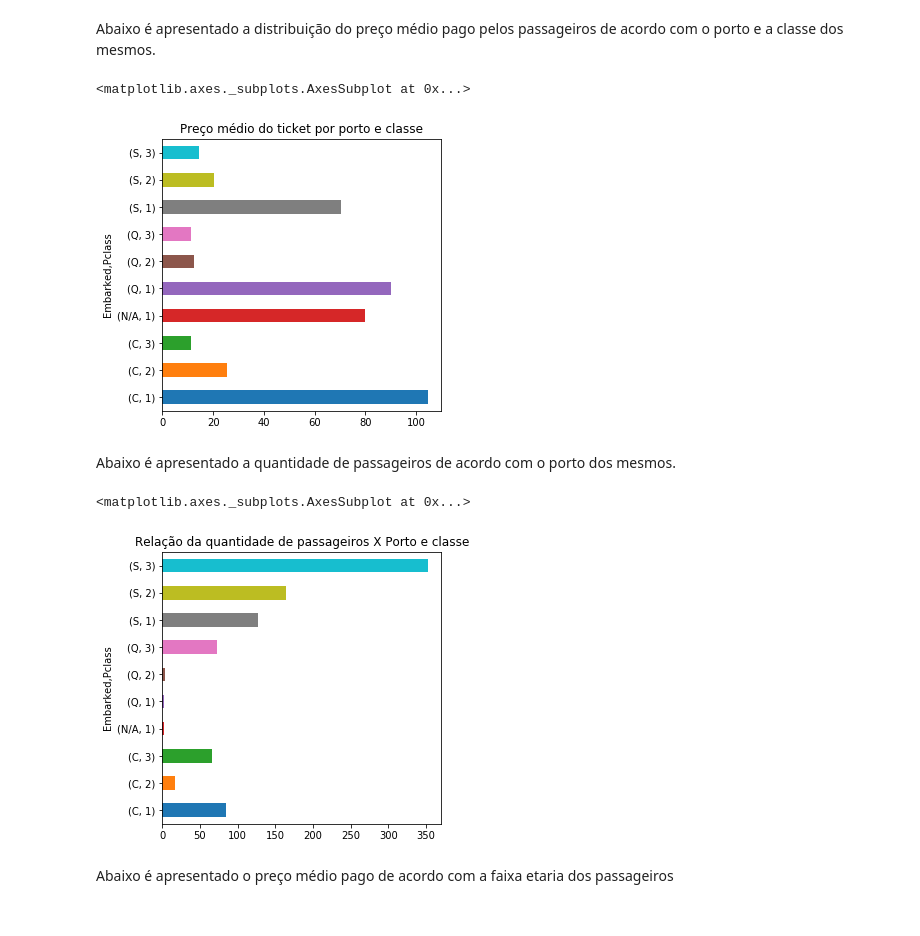
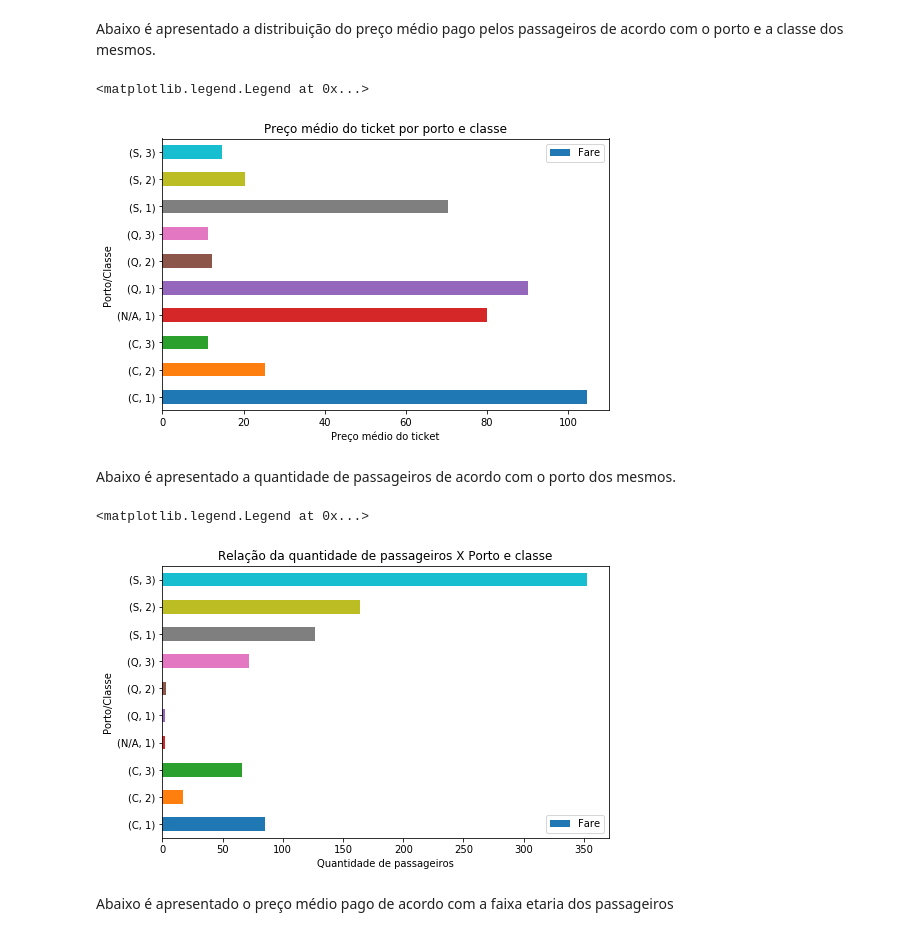
Before and after one commit to ERodrigues/Analise_dados_titanic, a Jupyter notebook: Analise_dados_Titanic.ipynb, the cells around one changed output. Cells and saved outputs as stored; diff of their text form; code cells hidden in the pictures.

```diff
--- a/Analise_dados_Titanic.ipynb
+++ b/Analise_dados_Titanic.ipynb
@@ -315,19 +339,25 @@ Abaixo é apresentado a distribuição do preço médio pago pelos passageiros d
 # %%
 df.groupby(['Embarked', 'Pclass'])['Fare'].mean().plot(kind='barh',
                                                        title='Preço médio do ticket por porto e classe',
-                                                       figsize=(5,5))
+                                                       figsize=(8,5))
+plt.xlabel('Preço médio do ticket')
+plt.ylabel('Porto/Classe')
+plt.legend(loc='best')
 # %% [output]
-<matplotlib.axes._subplots.AxesSubplot at 0x...>
+<matplotlib.legend.Legend at 0x...>
-[figure, old version]
+[figure, new version]
 # %% [markdown]
 Abaixo é apresentado a quantidade de passageiros de acordo com o porto dos mesmos.
 # %%
 df.groupby(['Embarked', 'Pclass'])['Fare'].count().plot(kind='barh',
                                                         title='Relação da quantidade de passageiros X Porto e classe',
-                                                        figsize=(5,5))
+                                                        figsize=(8,5))
+plt.xlabel('Quantidade de passageiros')
+plt.ylabel('Porto/Classe')
+plt.legend(loc='best')
 # %% [output]
-<matplotlib.axes._subplots.AxesSubplot at 0x...>
+<matplotlib.legend.Legend at 0x...>
-[figure, old version]
+[figure, new version]
 # %% [markdown]
 Abaixo é apresentado o preço médio pago de acordo com a faixa etaria dos passageiros
 # %%
```
Also changed, not shown: parts of 14 cells of this notebook, 1 other file.
